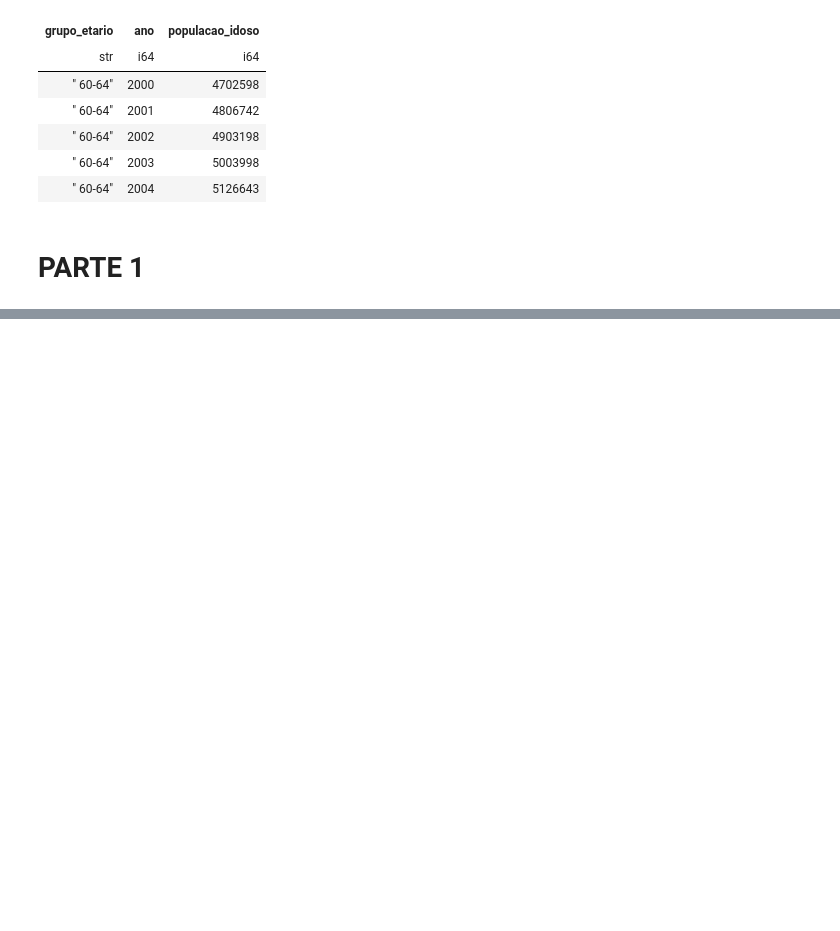
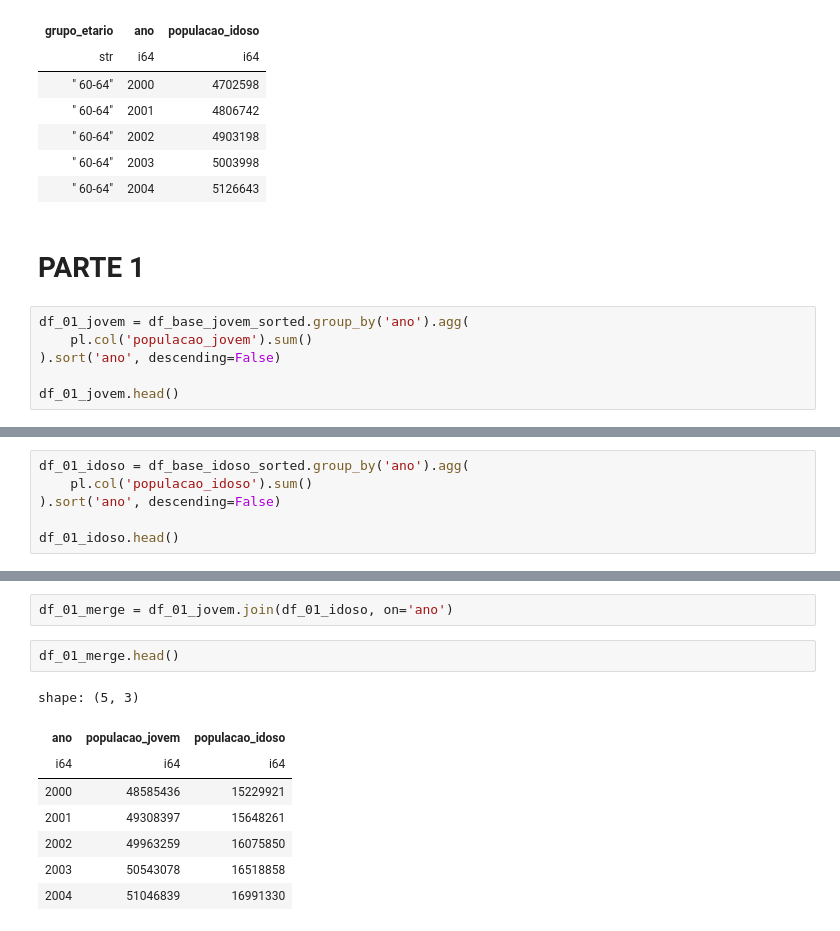
Before and after one commit to LazaroDamasceno/Analise-Dados-com-Python, a Jupyter notebook: ibge/projecao_populacao/projecao_populacao_jovem_idosa.ipynb, the cells around one changed output, grey strips where cells are left out. Saved outputs shown, nothing was run; the diff lists cells and outputs as text; blank space fills up the shorter version.

```diff
--- a/ibge/projecao_populacao/projecao_populacao_jovem_idosa.ipynb
+++ b/ibge/projecao_populacao/projecao_populacao_jovem_idosa.ipynb
@@ -122,3 +122,9 @@ shape: (5, 3)
 | " 60-64" | 2004 | 5126643 |
 # %% [markdown]
 # PARTE 1
+# %%
+df_01_jovem = df_base_jovem_sorted.group_by('ano').agg(
+    pl.col('populacao_jovem').sum()
+).sort('ano', descending=False)
+
+df_01_jovem.head()
@@ -124,0 +140,6 @@ shape: (5, 3)
+# %%
+df_01_idoso = df_base_idoso_sorted.group_by('ano').agg(
+    pl.col('populacao_idoso').sum()
+).sort('ano', descending=False)
+
+df_01_idoso.head()
@@ -124,0 +155,13 @@ shape: (5, 3)
+# %%
+df_01_merge = df_01_jovem.join(df_01_idoso, on='ano')
+# %%
+df_01_merge.head()
+# %% [output]
+shape: (5, 3)
+| ano | populacao_jovem | populacao_idoso |
+| i64 | i64 | i64 |
+| 2000 | 48585436 | 15229921 |
+| 2001 | 49308397 | 15648261 |
+| 2002 | 49963259 | 16075850 |
+| 2003 | 50543078 | 16518858 |
+| 2004 | 51046839 | 16991330 |
```
Also changed, not shown: parts of 7 cells of this notebook, 1 other file.
